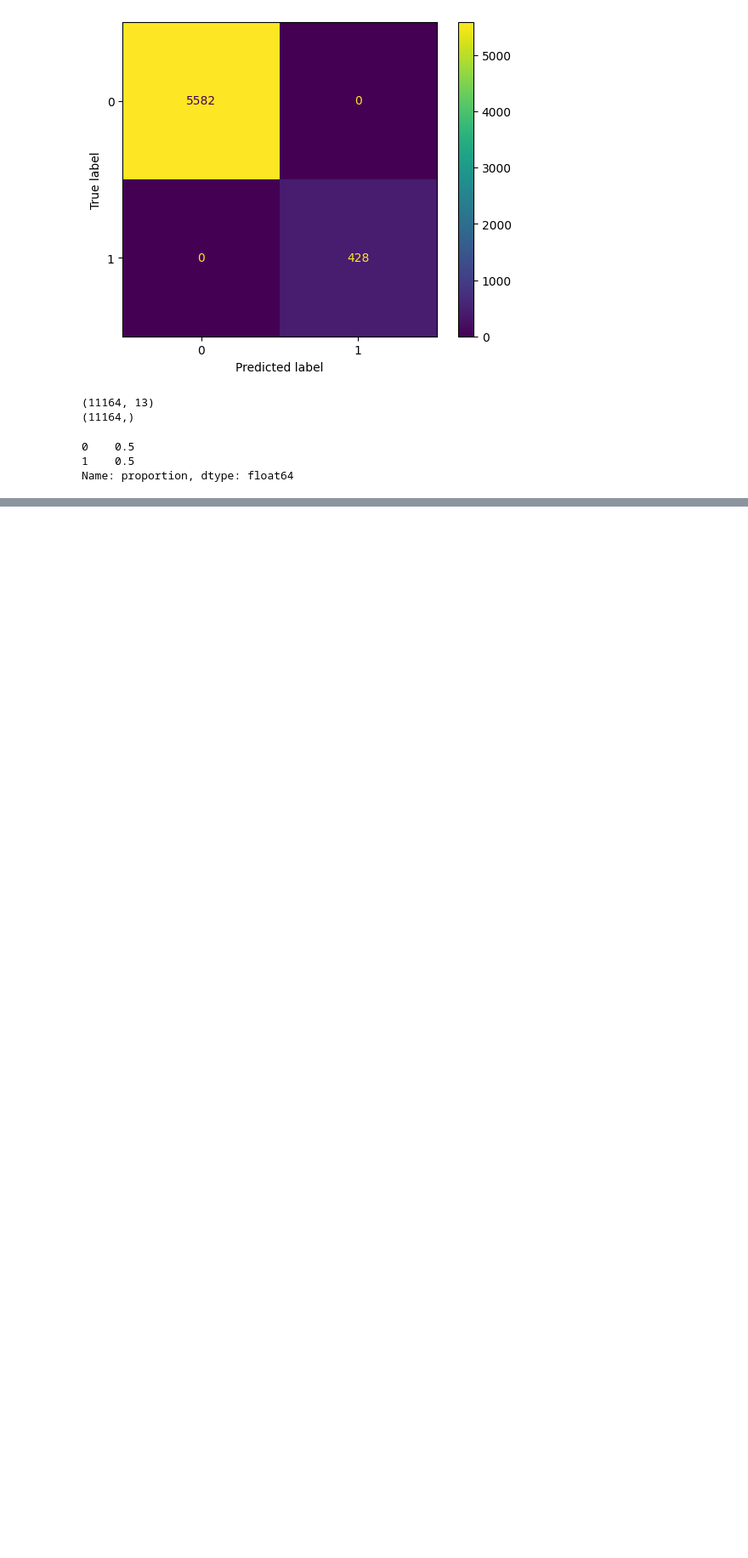
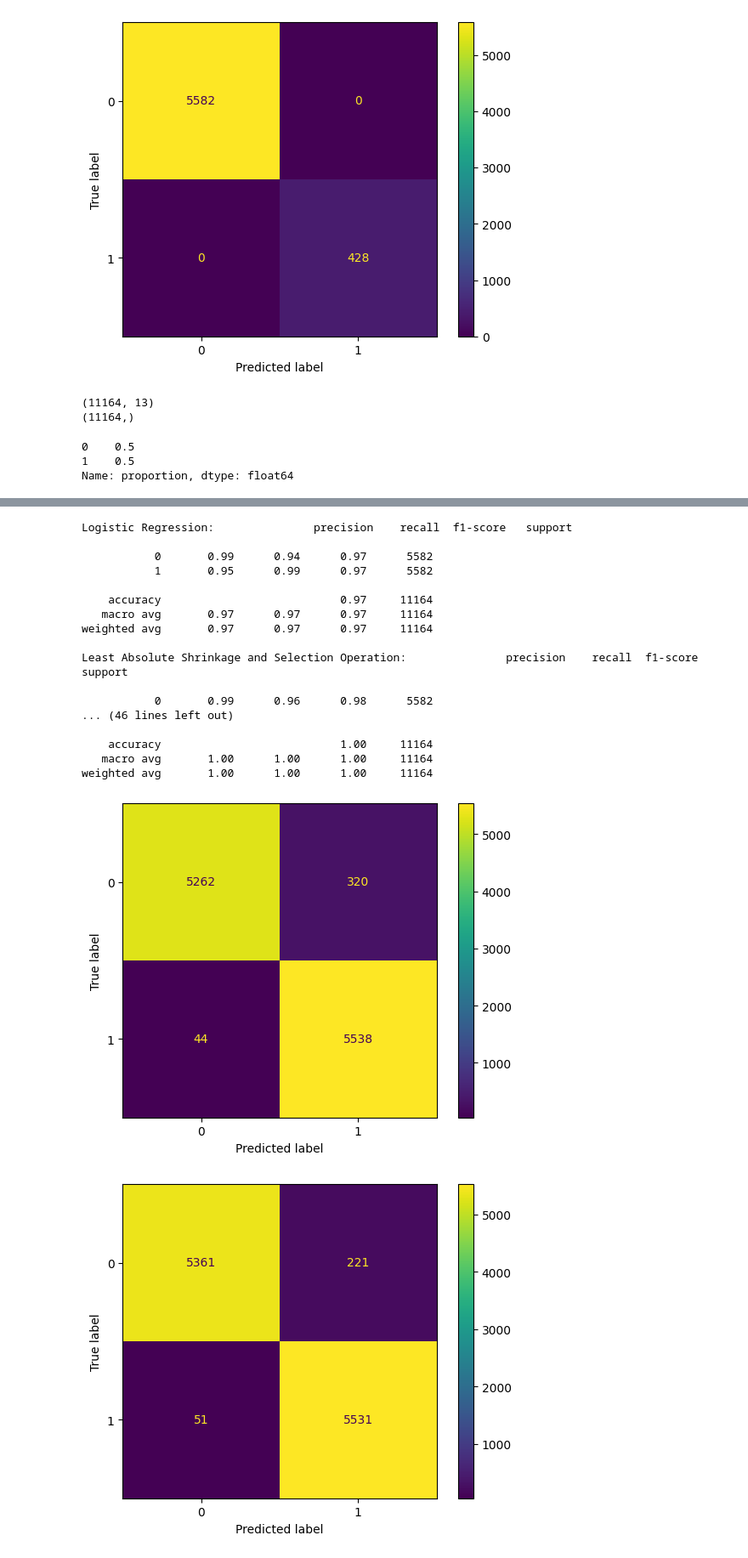
Before and after one commit to KomlaRD/machine_learning_dhs, a Jupyter notebook: ml_undernutrition.ipynb, the cells around one changed output, grey strips where cells are left out. Shown at 85% size. Drawn from its saved outputs; the diff is of its cells as text; code cells hidden in the pictures; blank space fills up the shorter version.

```diff
--- a/ml_undernutrition.ipynb
+++ b/ml_undernutrition.ipynb
@@ -1314,0 +1345,36 @@ print(f"Best score for XGB: {xgb_cv_u.best_score_}")
+# %%
+models_wr = [lr_wr, lasso_cv_w, lda_cv_w, rr_cv_w, svm_cv_w, rf_cv_w, xgb_cv_w]
+model_names_wr = ["Logistic Regression",
+                 "Least Absolute Shrinkage and Selection Operation",
+                 "Linear Discriminant Analysis",
+                 "Ridge Classifier",
+                 "Support Vector Machine",
+                 "Random Forest",
+                 "Extreme Gradient Boosting"]
+
+for model, name in zip(models_wr, model_names_wr):
+    y_train_pred_wr = model.predict(X_train_w_resampled)
+    print(f"{name}: {classification_report(y_train_w_resampled, y_train_pred_wr)}")
+    cm = confusion_matrix(y_train_w_resampled, y_train_pred_wr)
+    disp = ConfusionMatrixDisplay(confusion_matrix=cm)
+    disp.plot()
+# %% [output]
+Logistic Regression:               precision    recall  f1-score   support
+
+           0       0.99      0.94      0.97      5582
+           1       0.95      0.99      0.97      5582
+
+    accuracy                           0.97     11164
+   macro avg       0.97      0.97      0.97     11164
+weighted avg       0.97      0.97      0.97     11164
+
+Least Absolute Shrinkage and Selection Operation:               precision    recall  f1-score   support
+
+           0       0.99      0.96      0.98      5582
+... (46 lines left out)
+
+    accuracy                           1.00     11164
+   macro avg       1.00      1.00      1.00     11164
+weighted avg       1.00      1.00      1.00     11164
+[figure, added]
+[figure, added]
```
Also changed, not shown: parts of 3 cells of this notebook.
